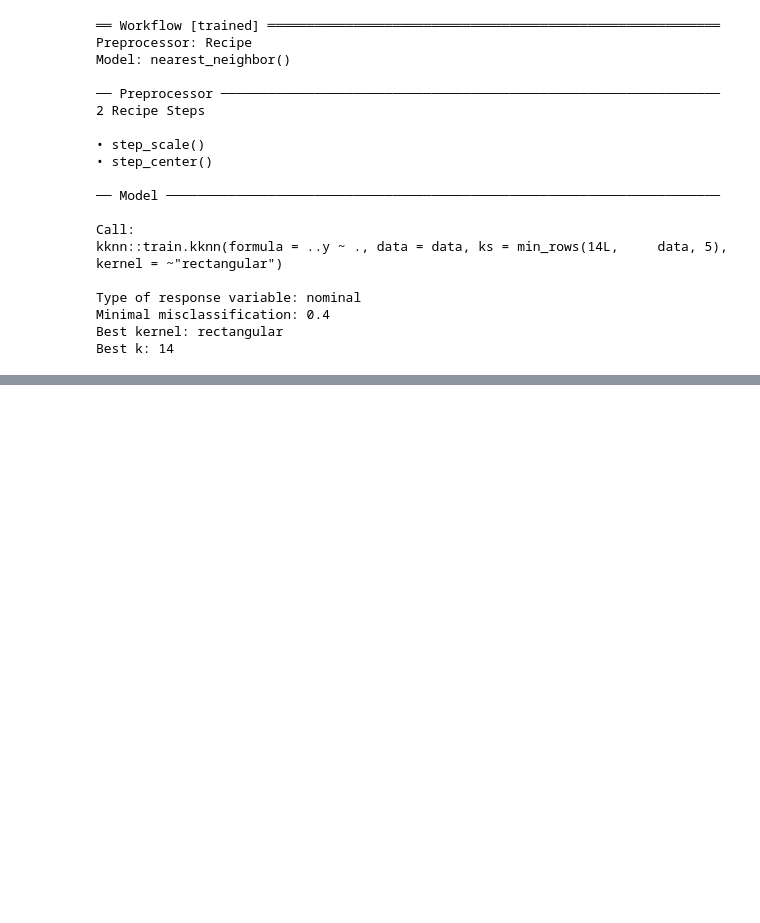
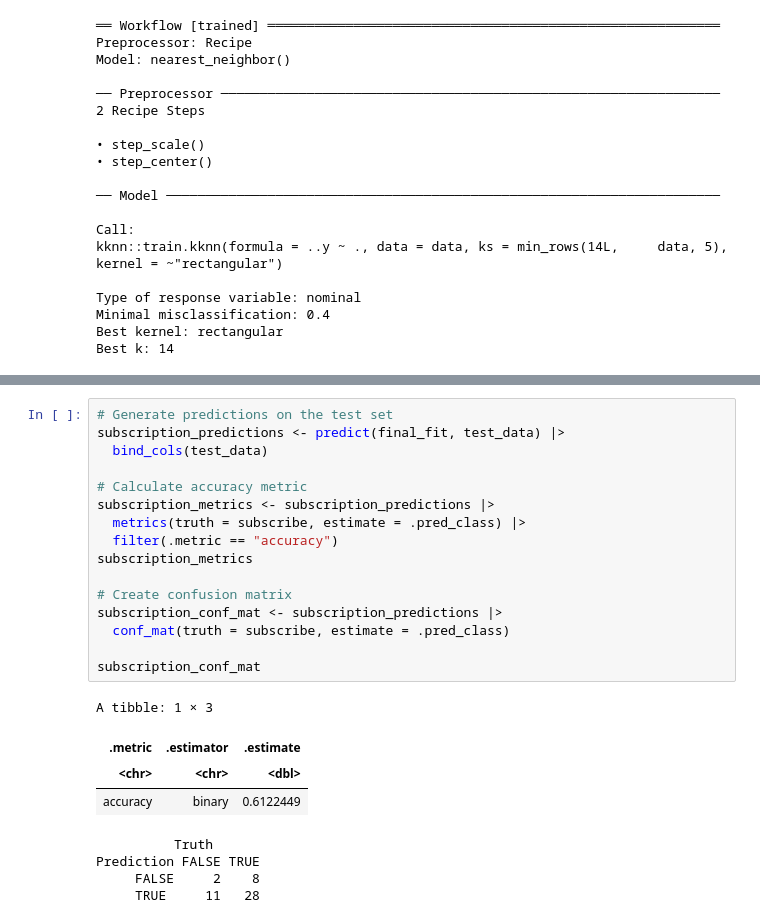
Before and after one commit to CL5858/DSCI100PROJECT, a Jupyter notebook: Project.ipynb, the cells around one changed output, grey strips where cells are left out. Cells and saved outputs as stored; diff of their text form; blank space fills up the shorter version.

```diff
--- a/Project.ipynb
+++ b/Project.ipynb
@@ -206,0 +210,25 @@ Best k: 14
+# %%
+# Generate predictions on the test set
+subscription_predictions <- predict(final_fit, test_data) |>
+  bind_cols(test_data)
+
+# Calculate accuracy metric
+subscription_metrics <- subscription_predictions |>
+  metrics(truth = subscribe, estimate = .pred_class) |>
+  filter(.metric == "accuracy")
+subscription_metrics
+
+# Create confusion matrix
+subscription_conf_mat <- subscription_predictions |>
+  conf_mat(truth = subscribe, estimate = .pred_class)
+
+subscription_conf_mat
+# %% [output]
+A tibble: 1 × 3
+| .metric | .estimator | .estimate |
+| <chr> | <chr> | <dbl> |
+| accuracy | binary | 0.6122449 |
+          Truth
+Prediction FALSE TRUE
+     FALSE     2    8
+     TRUE     11   28
```
Also changed, not shown: parts of 7 cells of this notebook.
